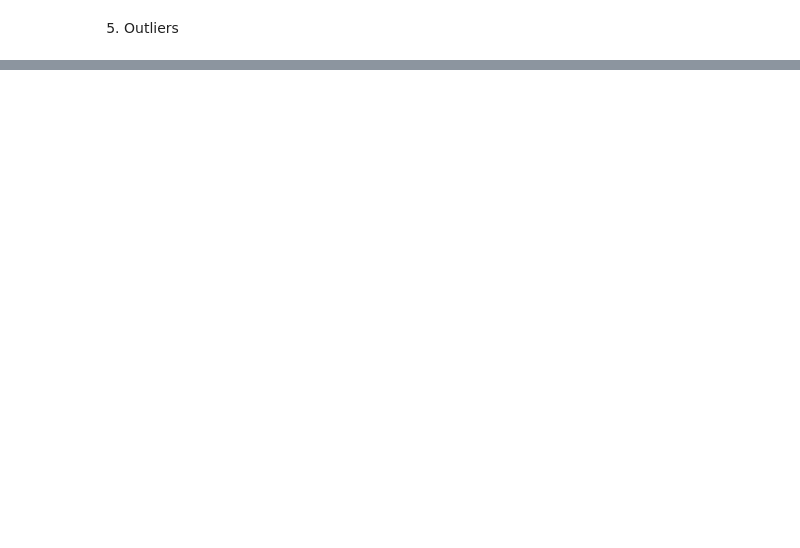
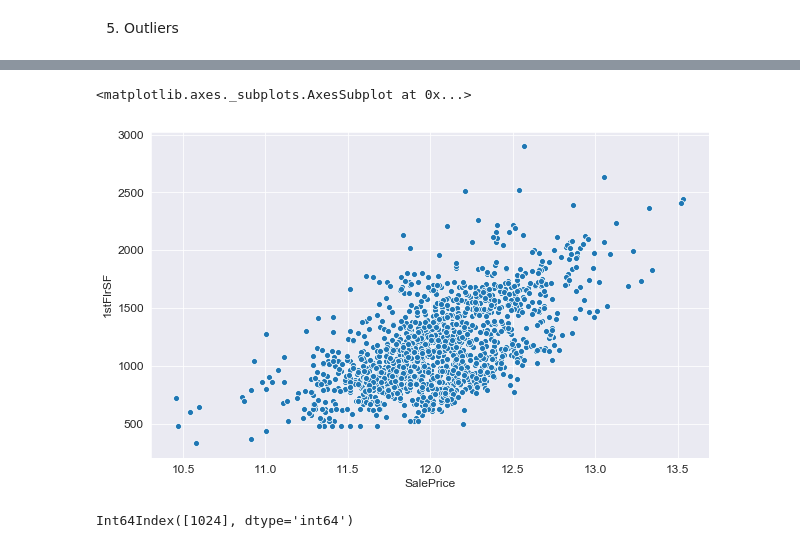
Before and after one commit to varunkumarvaleti/kaggle_HousePrices, a Jupyter notebook: House_Prices_v3.ipynb, the cells around one changed output, grey strips where cells are left out. Saved outputs shown, nothing was run; the diff lists cells and outputs as text; code cells hidden in the pictures; blank space fills up the shorter version.

```diff
--- a/House_Prices_v3.ipynb
+++ b/House_Prices_v3.ipynb
@@ -593,0 +632,11 @@ total_data_final.shape
+# %%
+train_data = train_data.drop(train_data[train_data['TotalBsmtSF'] > 3000].index, axis=0)
+# %%
+sns.scatterplot(SalePrice, train_data['1stFlrSF'])
+# %% [output]
+<matplotlib.axes._subplots.AxesSubplot at 0x...>
+[figure, added]
+# %%
+train_data[train_data['1stFlrSF'] > 2750].index
+# %% [output]
+Int64Index([1024], dtype='int64')
```
Also changed, not shown: parts of 41 cells of this notebook.
